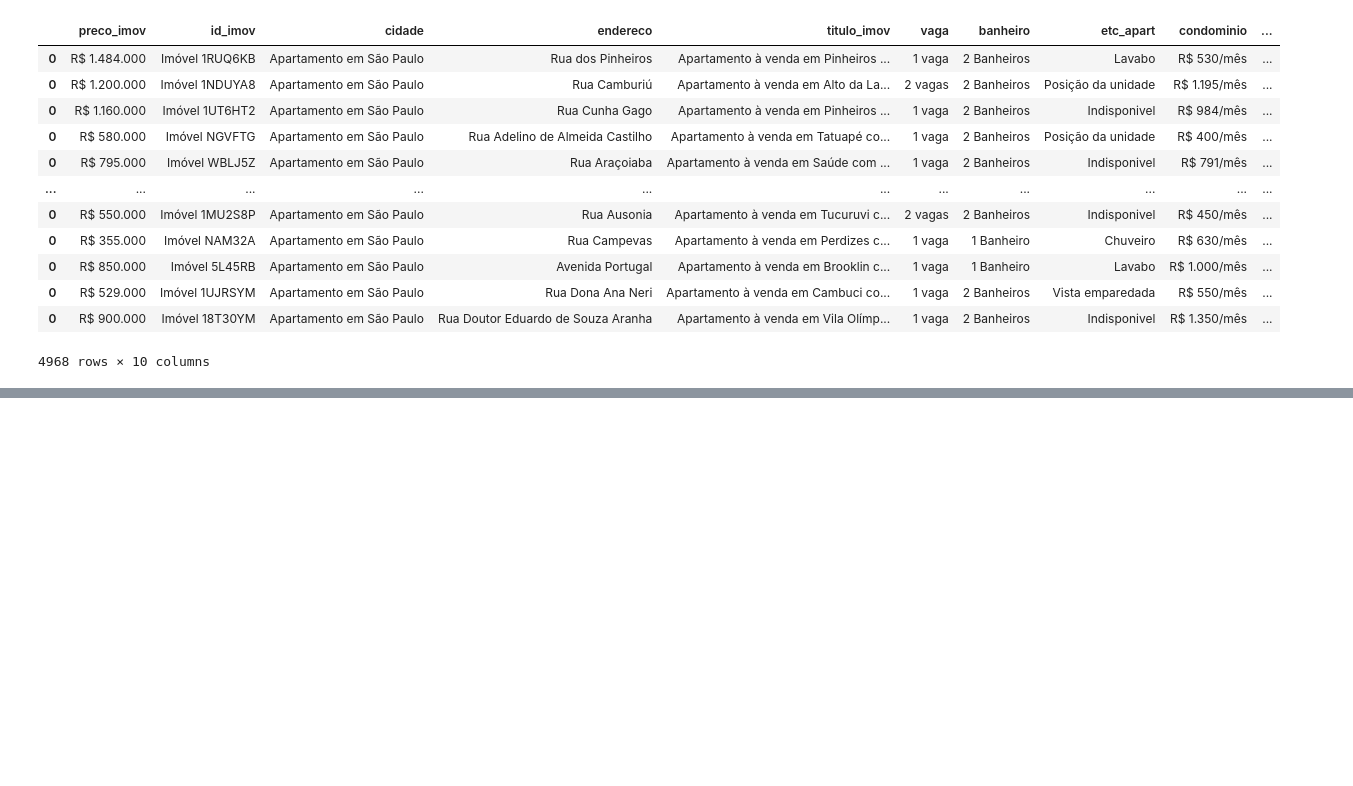
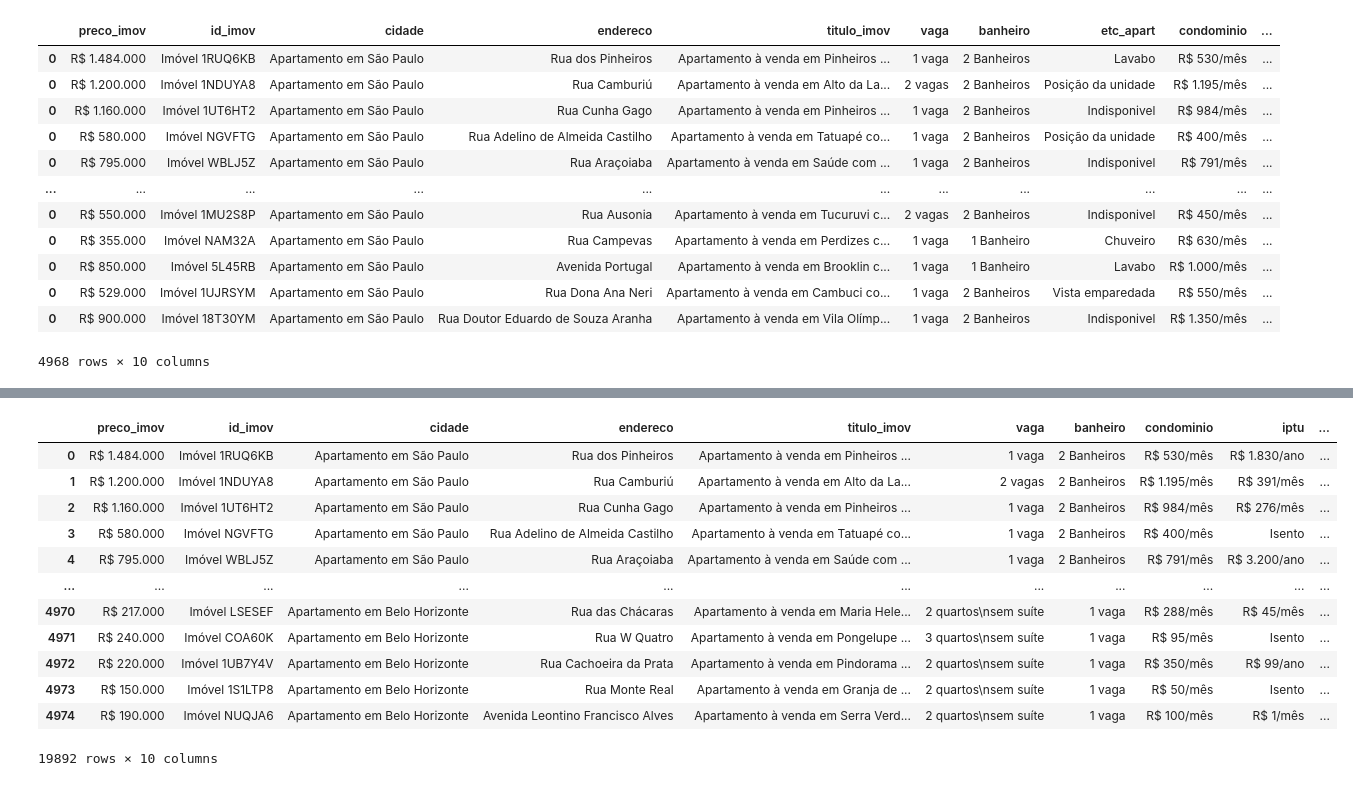
Before and after one commit to leoncasty/data_viz_imob, a Jupyter notebook: mercado_imob.ipynb, the cells around one changed output, grey strips where cells are left out. Cells and saved outputs as stored; diff of their text form; code cells hidden in the pictures; blank space fills up the shorter version.

```diff
--- a/mercado_imob.ipynb
+++ b/mercado_imob.ipynb
@@ -327,0 +364,5 @@ df_clean.head(10)
+# %%
+df_sp = pd.read_csv('raw_dataset_sp.csv', encoding = 'latin1')
+df_pa = pd.read_csv('raw_dataset_pa.csv', encoding = 'latin1')
+df_rj = pd.read_csv('raw_dataset_rj.csv', encoding = 'latin1')
+df_bh = pd.read_csv('raw_dataset_bh.csv', encoding = 'latin1')
@@ -327,0 +450,20 @@ df_clean.head(10)
+# %%
+df_sp.drop(columns= ['Unnamed: 0', 'etc_apart'], inplace= True)
+# %%
+df_total = pd.concat([df_sp, df_pa, df_rj, df_bh])
+# %%
+df_total
+# %% [output]
+|  | preco_imov | id_imov | cidade | endereco | titulo_imov | vaga | banheiro | condominio | iptu | ... |
+| 0 | R$ 1.484.000 | Imóvel 1RUQ6KB | Apartamento em São Paulo | Rua dos Pinheiros | Apartamento à venda em Pinheiros ... | 1 vaga | 2 Banheiros | R$ 530/mês | R$ 1.830/ano | ... |
+| 1 | R$ 1.200.000 | Imóvel 1NDUYA8 | Apartamento em São Paulo | Rua Camburiú | Apartamento à venda em Alto da La... | 2 vagas | 2 Banheiros | R$ 1.195/mês | R$ 391/mês | ... |
+| 2 | R$ 1.160.000 | Imóvel 1UT6HT2 | Apartamento em São Paulo | Rua Cunha Gago | Apartamento à venda em Pinheiros ... | 1 vaga | 2 Banheiros | R$ 984/mês | R$ 276/mês | ... |
+| 3 | R$ 580.000 | Imóvel NGVFTG | Apartamento em São Paulo | Rua Adelino de Almeida Castilho | Apartamento à venda em Tatuapé co... | 1 vaga | 2 Banheiros | R$ 400/mês | Isento | ... |
+| 4 | R$ 795.000 | Imóvel WBLJ5Z | Apartamento em São Paulo | Rua Araçoiaba | Apartamento à venda em Saúde com ... | 1 vaga | 2 Banheiros | R$ 791/mês | R$ 3.200/ano | ... |
+| ... | ... | ... | ... | ... | ... | ... | ... | ... | ... | ... |
+| 4970 | R$ 217.000 | Imóvel LSESEF | Apartamento em Belo Horizonte | Rua das Chácaras | Apartamento à venda em Maria Hele... | 2 quartos\nsem suíte | 1 vaga | R$ 288/mês | R$ 45/mês | ... |
+| 4971 | R$ 240.000 | Imóvel COA60K | Apartamento em Belo Horizonte | Rua W Quatro | Apartamento à venda em Pongelupe ... | 3 quartos\nsem suíte | 1 vaga | R$ 95/mês | Isento | ... |
+| 4972 | R$ 220.000 | Imóvel 1UB7Y4V | Apartamento em Belo Horizonte | Rua Cachoeira da Prata | Apartamento à venda em Pindorama ... | 2 quartos\nsem suíte | 1 vaga | R$ 350/mês | R$ 99/ano | ... |
+| 4973 | R$ 150.000 | Imóvel 1S1LTP8 | Apartamento em Belo Horizonte | Rua Monte Real | Apartamento à venda em Granja de ... | 2 quartos\nsem suíte | 1 vaga | R$ 50/mês | Isento | ... |
+| 4974 | R$ 190.000 | Imóvel NUQJA6 | Apartamento em Belo Horizonte | Avenida Leontino Francisco Alves | Apartamento à venda em Serra Verd... | 2 quartos\nsem suíte | 1 vaga | R$ 100/mês | R$ 1/mês | ... |
+19892 rows × 10 columns
```
Also changed, not shown: parts of 36 cells of this notebook, 5 other files.
